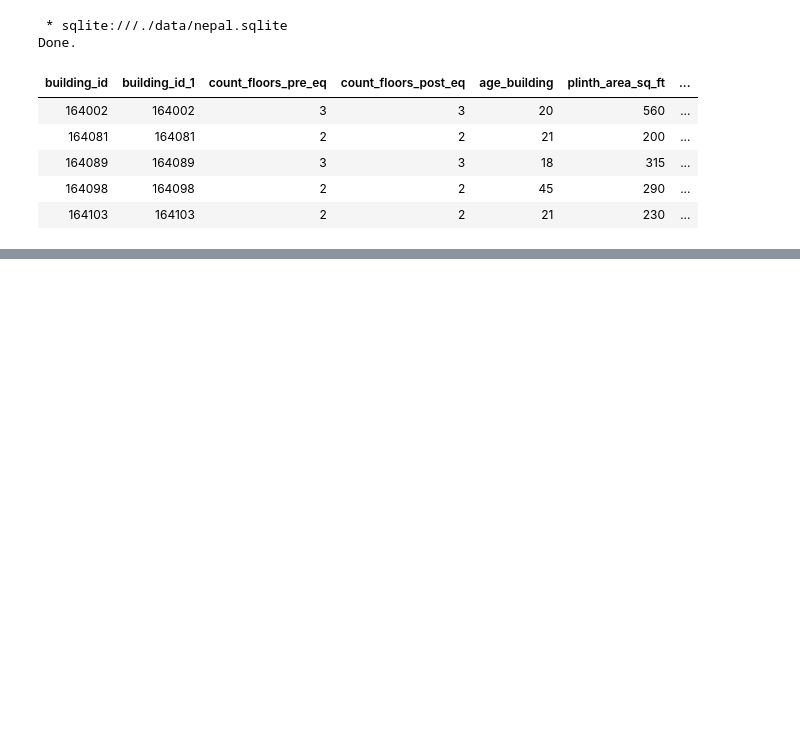
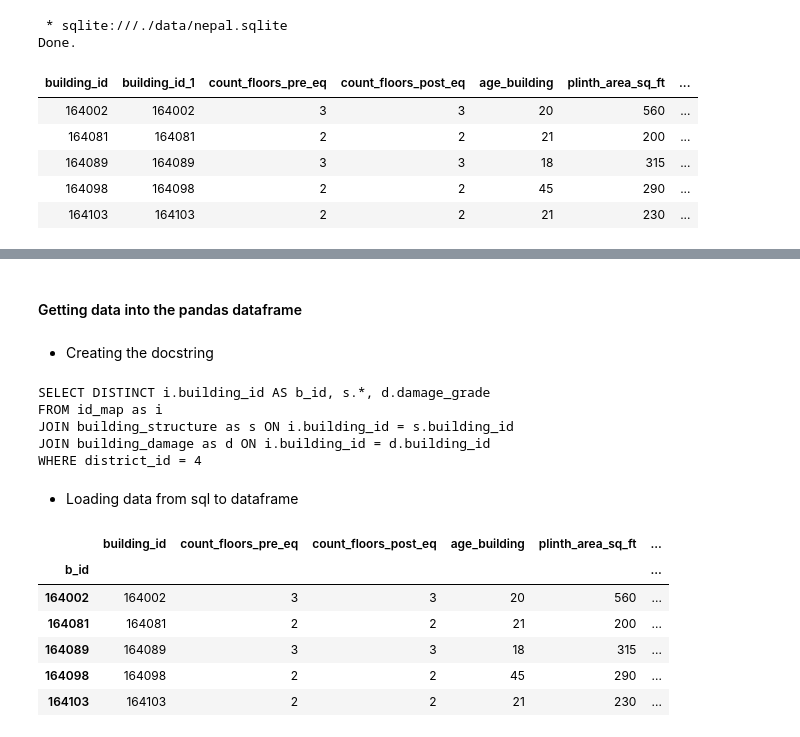
Before and after one commit to tech-ml-quant-luv/Applied_data_science_lab_worldquant, a Jupyter notebook: Project 4 - Earthquake damage in Nepal/041-sqlite.ipynb, the cells around one changed output, grey strips where cells are left out. Cells and saved outputs as stored; diff of their text form; code cells hidden in the pictures; blank space fills up the shorter version.

Commit message:
041-sqlite completed

```diff
--- a/Project 4 - Earthquake damage in Nepal/041-sqlite.ipynb
+++ b/Project 4 - Earthquake damage in Nepal/041-sqlite.ipynb
@@ -204,0 +243,34 @@ Done.
+# %% [markdown]
+#### Getting data into the pandas dataframe
+# %%
+conn = sqlite3.connect("./data/nepal.sqlite")
+# %% [markdown]
+- Creating the docstring
+# %%
+query = """
+SELECT DISTINCT i.building_id AS b_id, s.*, d.damage_grade
+FROM id_map as i
+JOIN building_structure as s ON i.building_id = s.building_id
+JOIN building_damage as d ON i.building_id = d.building_id
+WHERE district_id = 4
+"""
+print(query)
+# %% [output]
+SELECT DISTINCT i.building_id AS b_id, s.*, d.damage_grade
+FROM id_map as i
+JOIN building_structure as s ON i.building_id = s.building_id
+JOIN building_damage as d ON i.building_id = d.building_id
+WHERE district_id = 4
+# %% [markdown]
+- Loading data from sql to dataframe
+# %%
+df = pd.read_sql_query(query, conn, index_col="b_id")
+df.head()
+# %% [output]
+|  | building_id | count_floors_pre_eq | count_floors_post_eq | age_building | plinth_area_sq_ft | ... |
+| b_id |  |  |  |  |  | ... |
+| 164002 | 164002 | 3 | 3 | 20 | 560 | ... |
+| 164081 | 164081 | 2 | 2 | 21 | 200 | ... |
+| 164089 | 164089 | 3 | 3 | 18 | 315 | ... |
+| 164098 | 164098 | 2 | 2 | 45 | 290 | ... |
+| 164103 | 164103 | 2 | 2 | 21 | 230 | ... |
```
Also changed, not shown: parts of 7 cells of this notebook.
